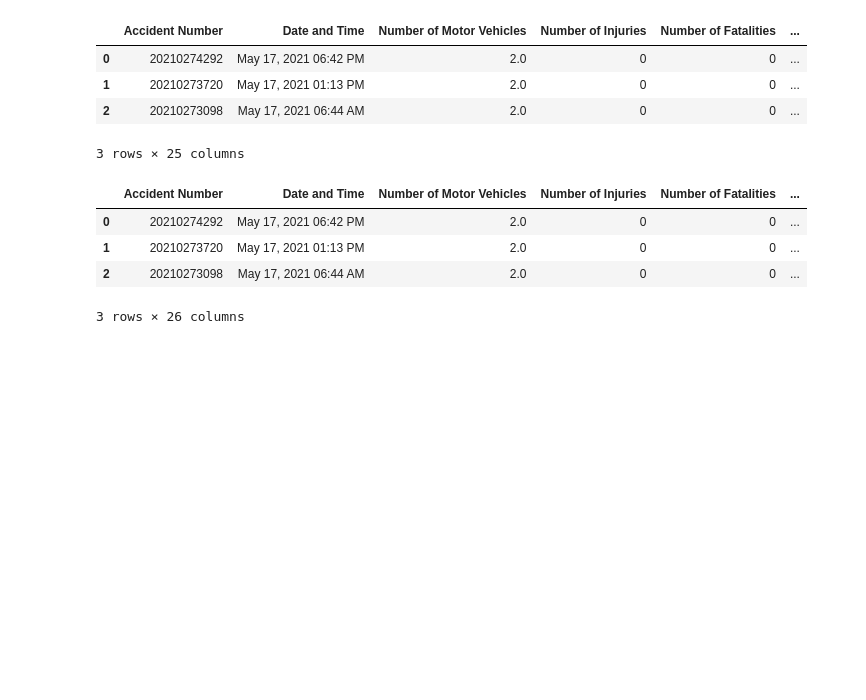
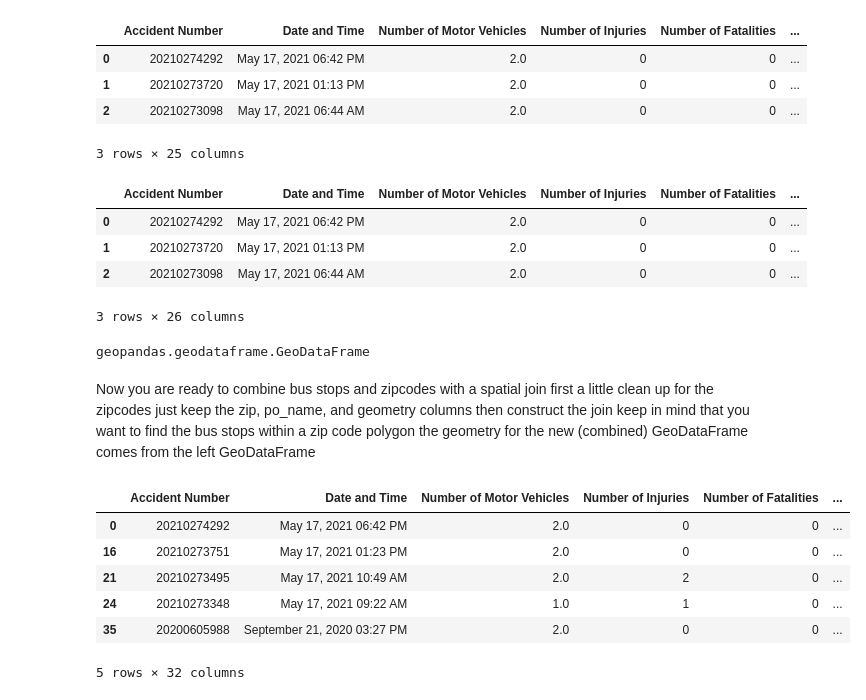
Before and after one commit to NSS-Data-Analytics-Cohort-7/geospatial-python-workshop-tigerbelle07, a Jupyter notebook: notebooks/austin_geo_map.ipynb, the cells around one changed output. Saved outputs shown, nothing was run; the diff lists cells and outputs as text; code cells hidden in the pictures; blank space fills up the shorter version.

```diff
--- a/notebooks/austin_geo_map.ipynb
+++ b/notebooks/austin_geo_map.ipynb
@@ -111,3 +111,28 @@ traffic_accidents.head(3)
 traffic_accidents_geo = gpd.GeoDataFrame(traffic_accidents,
                            crs = zipcodes.crs,
                            geometry = traffic_accidents['geometry'])
+# %%
+type(traffic_accidents_geo)
+# %% [output]
+geopandas.geodataframe.GeoDataFrame
+# %% [markdown]
+Now you are ready to combine bus stops and zipcodes with a spatial join
+first a little clean up for the zipcodes
+just keep the zip, po_name, and geometry columns
+then construct the join
+keep in mind that you want to find the bus stops within a zip code polygon
+the geometry for the new (combined) GeoDataFrame comes from the left GeoDataFrame
+# %%
+zipcodes = zipcodes[['zip', 'po_name', 'geometry']]
+# %%
+accidents_by_zip = gpd.sjoin(traffic_accidents_geo, zipcodes, op = 'within')
+# %%
+accidents_by_zip.head()
+# %% [output]
+|  | Accident Number | Date and Time | Number of Motor Vehicles | Number of Injuries | Number of Fatalities | ... |
+| 0 | 20210274292 | May 17, 2021 06:42 PM | 2.0 | 0 | 0 | ... |
+| 16 | 20210273751 | May 17, 2021 01:23 PM | 2.0 | 0 | 0 | ... |
+| 21 | 20210273495 | May 17, 2021 10:49 AM | 2.0 | 2 | 0 | ... |
+| 24 | 20210273348 | May 17, 2021 09:22 AM | 1.0 | 1 | 0 | ... |
+| 35 | 20200605988 | September 21, 2020 03:27 PM | 2.0 | 0 | 0 | ... |
+5 rows × 32 columns
```
Also changed, not shown: parts of 5 cells of this notebook.
